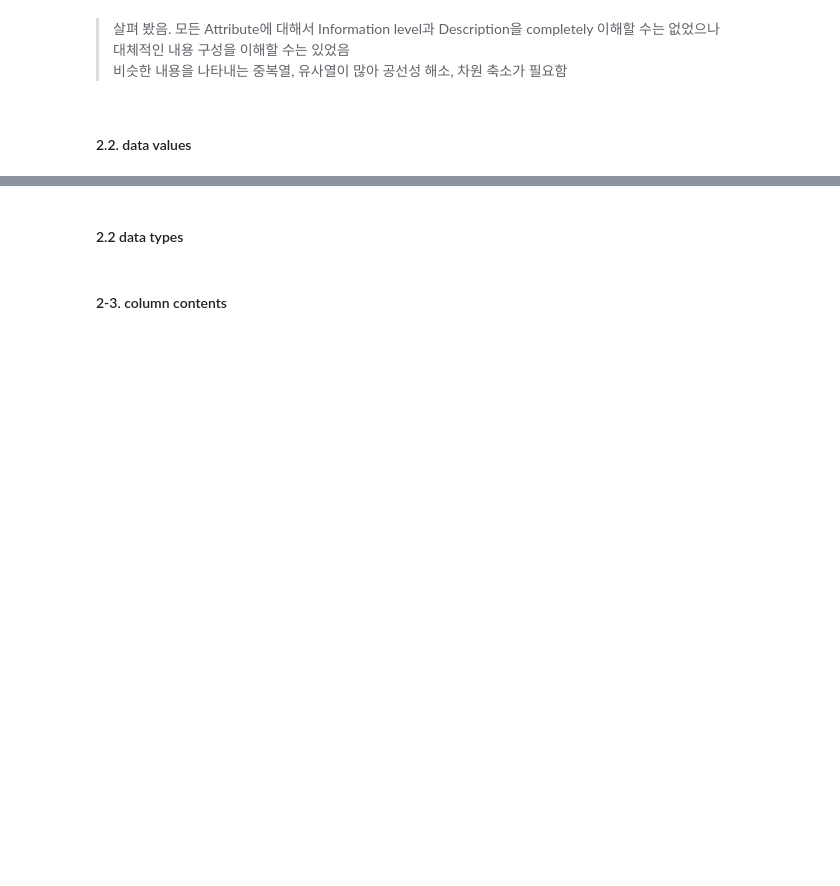
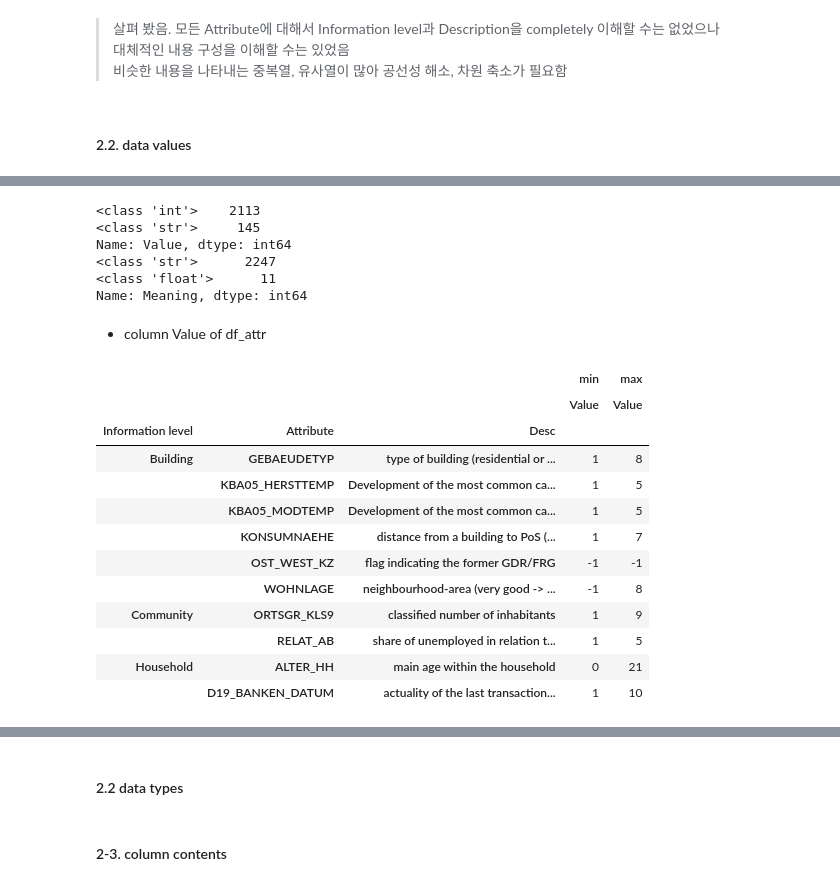
Before and after one commit to jaeyoun-chang/u_city_capstone, a Jupyter notebook: Arvato Project Workbook.ipynb, the cells around one changed output, grey strips where cells are left out. Saved outputs shown, nothing was run; the diff lists cells and outputs as text; code cells hidden in the pictures; blank space fills up the shorter version.

```diff
--- a/Arvato Project Workbook.ipynb
+++ b/Arvato Project Workbook.ipynb
@@ -524 +393,52 @@ pv
+# %%
+'''
+check data types of Value and Meaning of df_attr, which shows data values for each feature
+'''
+
+print (df_attr.Value.apply(type).value_counts())
+print (df_attr.Meaning.apply(type).value_counts())
+# %% [output]
+<class 'int'>    2113
+<class 'str'>     145
+Name: Value, dtype: int64
+<class 'str'>      2247
+<class 'float'>      11
+Name: Meaning, dtype: int64
+# %% [markdown]
+* column Value of df_attr
+# %%
+'''
+numeric data of column Value
+'''
+# df_attr_num with only numeric values in Value
+df_attr_num = df_attr.copy()
+df_attr_num['D_type'] = df_attr.Value.map(type)
+df_attr_num = df_attr_num[df_attr_num['D_type'] == int]
+
+# add Desc and Information level
+df_attr_num = vlookup(df_attr_num, df_feature, 'Attribute', 'Desc', 'no_info')
+df_attr_num = vlookup(df_attr_num, df_feature, 'Attribute', 'Information level', 'no_info')
+
+# summary of numeric data of Value
+pv_attr_num = pd.pivot_table(
+    df_attr_num,
+    index = ['Information level', 'Attribute', 'Desc'],
+    values = 'Value',
+    aggfunc = [min, max]
+    )
+pv_attr_num.head(10)
+# %% [output]
+|  |  |  | min | max |
+|  |  |  | Value | Value |
+| Information level | Attribute | Desc |  |  |
+| Building | GEBAEUDETYP | type of building (residential or ... | 1 | 8 |
+|  | KBA05_HERSTTEMP | Development of the most common ca... | 1 | 5 |
+|  | KBA05_MODTEMP | Development of the most common ca... | 1 | 5 |
+|  | KONSUMNAEHE | distance from a building to PoS (... | 1 | 7 |
+|  | OST_WEST_KZ | flag indicating the former GDR/FRG | -1 | -1 |
+|  | WOHNLAGE | neighbourhood-area (very good -> ... | -1 | 8 |
+| Community | ORTSGR_KLS9 | classified number of inhabitants | 1 | 9 |
+|  | RELAT_AB | share of unemployed in relation t... | 1 | 5 |
+| Household | ALTER_HH | main age within the household | 0 | 21 |
+|  | D19_BANKEN_DATUM | actuality of the last transaction... | 1 | 10 |
 # %%
```
Also changed, not shown: parts of 37 cells of this notebook, 1 other file.
